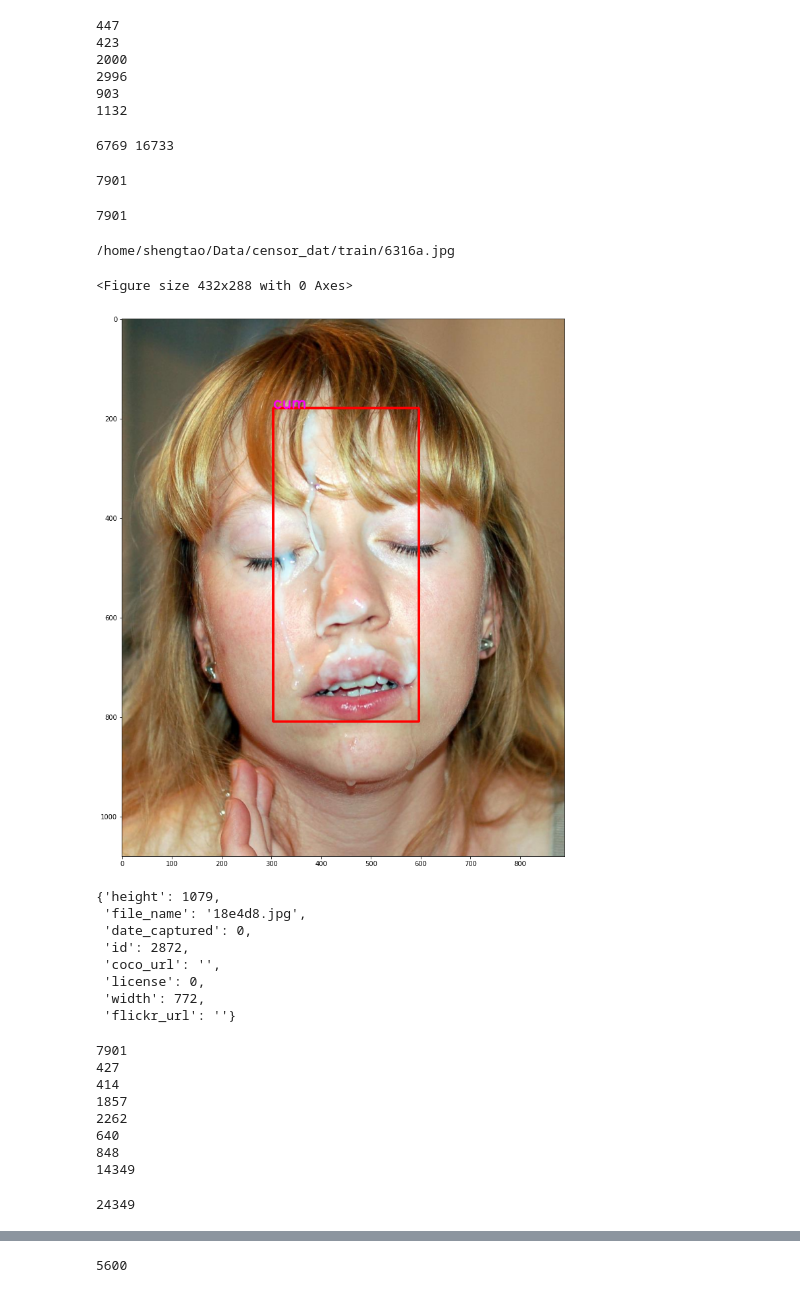
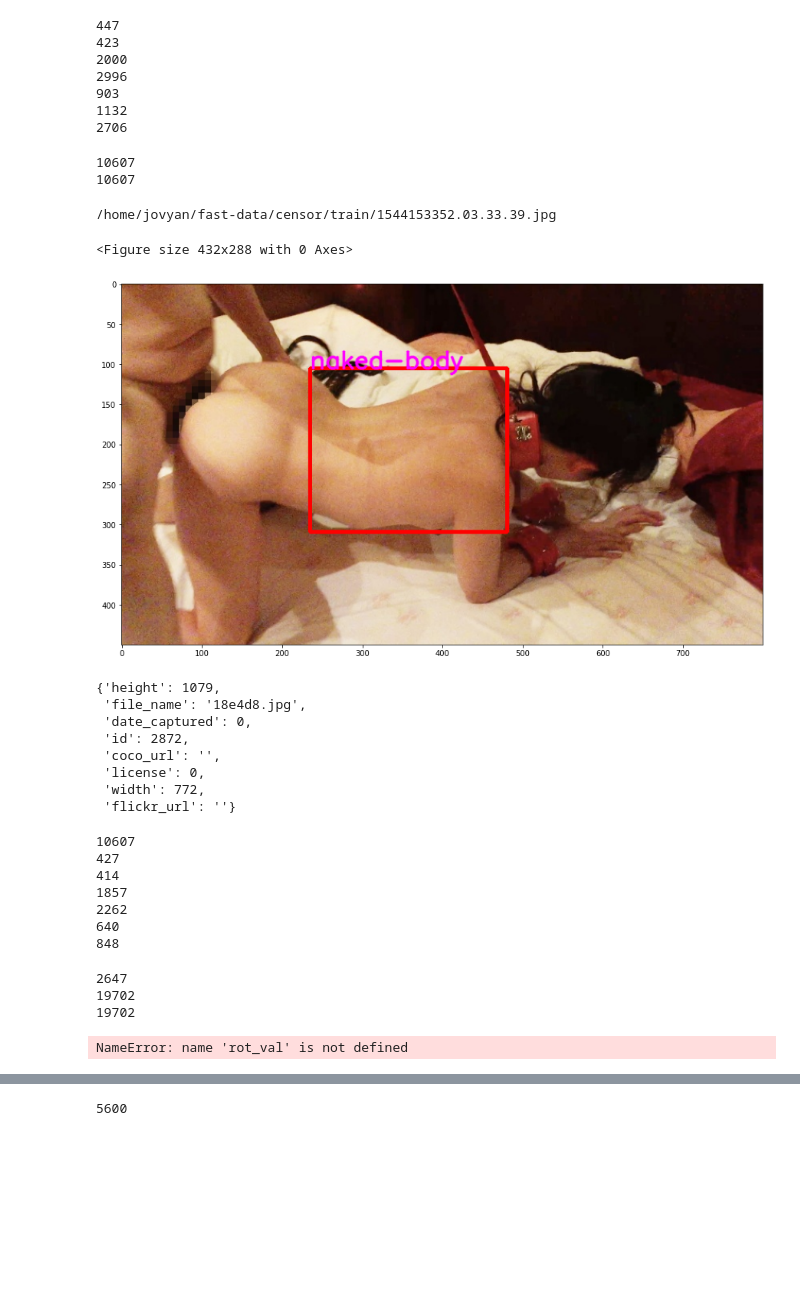
Before and after one commit to xstgavin/mmdetection, a Jupyter notebook: demo/show_img.ipynb, the cells around one changed output, grey strips where cells are left out. Cells and saved outputs as stored; diff of their text form; code cells hidden in the pictures; blank space fills up the shorter version.

Commit message:
add fc2video

```diff
--- a/demo/show_img.ipynb
+++ b/demo/show_img.ipynb
@@ -11,13 +11,17 @@ classesList={'penis':1, 'vagina':2,'breast':3, 'butt':4,'naked-body':5, 'naked-b
 # annt = json.load(open(path+'/annotations/random_12_pornpic_2000.json','r'))
 import glob
 
-path = '/home/shengtao/Data/censor_dat/'
+#path = '/home/shengtao/Data/censor_dat/'
+path = '/home/jovyan/fast-data/censor/'
+
+
 annt1_path = path+'/annotations_add/random1.json'
 annt2_path = path+'/annotations_add/random2.json'
 annt3_path = path+'/annotations_add/pornpic2k.json'
 annt4_path = path+'/annotations_add/hm_train3k.json'
 annt5_path = path+'/annotations_add/abby_javporn.json'
 annt6_path = path+'/annotations_add/fc2photo.json'
+annt7_path = path+'/annotations_add/fc2video.json'
 
 annt1 = json.load(open(annt1_path,'r')) #json.load(open(path+'/annotations_add/random1.json','r'))
 annt2 = json.load(open(annt2_path,'r')) #json.load(open(path+'/annotations_add/random2.json','r'))
@@ -25,6 +29,7 @@ annt3 = json.load(open(annt3_path,'r')) #json.load(open(path+'/annotations_add/p
 annt4 = json.load(open(annt4_path,'r')) #json.load(open(path+'/annotations_add/hm_train3k.json','r'))
 annt5 = json.load(open(annt5_path,'r')) #json.load(open(path+'/annotations_add/abby_javporn.json','r'))
 annt6 = json.load(open(annt6_path,'r'))
+annt7 = json.load(open(annt7_path,'r'))
 
 print(len(annt1['images']))
 print(len(annt2['images']))
@@ -32,6 +37,8 @@ print(len(annt3['images']))
 print(len(annt4['images']))
 print(len(annt5['images']))
 print(len(annt6['images']))
+print(len(annt7['images']))
+
 annt_val = json.load(open(path+'/annotations_add/val.json','r'))
 bk_val_list = glob.glob('/home/shengtao/Data/coco_censor/bk_val_coco/*.jpg')
 bk_train_list = glob.glob('/home/shengtao/Data/coco_censor/bk_train_coco/*.jpg')
@@ -44,28 +51,7 @@ bk_train_list = glob.glob('/home/shengtao/Data/coco_censor/bk_train_coco/*.jpg')
 2996
 903
 1132
+2706
-# %%
-# sum rand1 and rand2
-image_ann1_len = len(annt1['images'])
-last_image_ann1_id = annt1['images'][image_ann1_len-1]['id']
-bb_ann1_len = len(annt1['annotations'])
-last_bb_ann1_id = annt1['annotations'][bb_ann1_len-1]['id']
-print(last_image_ann1_id,last_bb_ann1_id)
-annt_combine = annt1
-for image in annt2['images']:
-    newImageID = image['id']+ last_image_ann1_id
-    image['id'] =newImageID
-    annt_combine['images'].append(image)
-
-for an in annt2['annotations']:
-    newImageID = an['image_id']+ last_image_ann1_id
-    an['image_id'] =newImageID
-    newBBID = an['id'] + last_bb_ann1_id
-    an['id'] = newBBID
-    annt_combine['annotations'].append(an)
-# sum rand1 and rand2
-# %% [output]
-6769 16733
 # %%
 from tqdm import tqdm
 from PIL import Image
@@ -205,17 +191,19 @@ annt4_key = get_catKeys(annt4)
 rand12_pornpic2k_hm3k = concat_two_dat(rand12_pornpic2k, annt4, annt1_key, annt4_key)
 random12_pornpic2k_hm3k_abby_javporn = concat_two_dat(rand12_pornpic2k_hm3k, annt5)
 random12_pornpic2k_hm3k_abby_javporn_fc2photo = concat_two_dat(random12_pornpic2k_hm3k_abby_javporn, annt6)
+random12_pornpic2k_hm3k_abby_javporn_fc2pv = concat_two_dat(random12_pornpic2k_hm3k_abby_javporn_fc2photo, annt7)
 
-print(len(random12_pornpic2k_hm3k_abby_javporn_fc2photo['images']))
-random12_pornpic2k_hm3k_abby_javporn_fc2photo_filt = filter_categories(sel_classes,random12_pornpic2k_hm3k_abby_javporn_fc2photo)
+
+print(len(random12_pornpic2k_hm3k_abby_javporn_fc2pv['images']))
+random12_pornpic2k_hm3k_abby_javporn_fc2pv_filt = filter_categories(sel_classes,random12_pornpic2k_hm3k_abby_javporn_fc2pv)
 annt_val_flt = filter_categories(sel_classes,annt_val)
 
 annt_val_flt_bgrd = add_background(annt_val_flt,bk_val_list[:200])
-random12_pornpic2k_hm3k_abby_javporn_fc2photo_filt_bgrd = add_background(random12_pornpic2k_hm3k_abby_javporn_fc2photo_filt,bk_train_list[:10000])
-print(len(random12_pornpic2k_hm3k_abby_javporn_fc2photo['images']))
+random12_pornpic2k_hm3k_abby_javporn_fc2v_filt_bgrd = add_background(random12_pornpic2k_hm3k_abby_javporn_fc2pv_filt,bk_train_list[:10000])
+print(len(random12_pornpic2k_hm3k_abby_javporn_fc2pv['images']))
 # %% [output]
-7901
+10607
+10607
-7901
 # %%
 #### merge random_v1 and random_v2
 # fid = open(path+'/annotations/random_12.json','w')
@@ -254,38 +242,38 @@ fid = open(path+'/annotations_add/val_flt_bgrd.json','w')
 json.dump(annt_val_flt_bgrd,fid,indent=4)
 fid.close()
 # %%
-def show_json(jpath='/home/shengtao/Data/censor_dat/annotations_add/random12_pornpic2k_hm3k_abby_javporn_flt.json',
+def show_json(jpath='/home/jovyan/fast-data/censor/annotations_add/random12_pornpic2k_hm3k_abby_javporn_fc2pv.json',
              classes=new_classes,
-             imgDir = '/home/shengtao/Data/censor_dat/train/',
-             irange = 11300,
+             imgDir = '/home/jovyan/fast-data/censor/train/',
+             irange = 21300,
              num_show = 20
              ):
     #annt = json.load(open(path+'/annotations_add/random12_pornpic2k_hm3k_abby_javporn_flt.json','r'))
     annt = json.load(open(jpath,'r'))
 
     #classes = new_classes
     for j in range(num_show):
         i = j+irange
         an = annt['annotations'][i]
         imageID= an['image_id']
         bclass = an['category_id']-1
         imageFile = imgDir+annt['images'][imageID-1]['file_name']
         print(imageFile)
         img = cv2.imread(imageFile)
         img = cv2.cvtColor(img, cv2.COLOR_BGR2RGB)
         bb = an['bbox']
         pt1= (int(bb[0]),int(bb[1]))
         pt2=(int(bb[0]+bb[2]), int(bb[1]+bb[3]))
         imgb=cv2.rectangle(img,pt1,pt2,(255,0,0),3)
         imgb=cv2.putText(imgb,classes[bclass],pt1, cv2.FONT_HERSHEY_SIMPLEX,1,(255,0,255),2,cv2.LINE_AA)
         pyplot.figure()
         pyplot.figure(figsize=(15,15))
         pyplot.imshow(imgb)
 show_json(num_show=1)
 # %% [output]
-/home/shengtao/Data/censor_dat/train/6316a.jpg
+/home/jovyan/fast-data/censor/train/1544153352.03.33.39.jpg
 <Figure size 432x288 with 0 Axes>
-[figure, old version]
+[figure, new version]
 # %%
 annt4['images'][1]
 # %% [output]
@@ -385,7 +374,7 @@ for annt_path in annt_paths:
 #     #jd = json.load(open(rot_annt_path,'r'))
 #     show_json(rot_annt_path,classes,path+'/train/',irange=5,num_show=2)
 # %%
-jointRot = json.load(open(path+'/annotations_add/'+'random12_pornpic2k_hm3k_abby_javporn_fc2photo.json','r'))#random12_pornpic2k_hm3k_abby_javporn
+jointRot = json.load(open(path+'/annotations_add/'+'random12_pornpic2k_hm3k_abby_javporn_fc2pv.json','r'))#random12_pornpic2k_hm3k_abby_javporn
 print(len(jointRot['images']))
 for annt_path in annt_paths:
     rot_annt_path = path+'/annotations_add/rot_'+annt_path.split('/')[-1]
@@ -398,7 +387,7 @@ print(len(jointRot['images']))
 jointRot_flt = filter_categories(sel_classes,jointRot)
 jointRot_flt_bgrd = add_background(jointRot_flt,bk_train_list[:10000])
 print(len(jointRot_flt_bgrd['images']))
-jointRot_flt_bgrd_path = path+'/annotations_add/random12_pornpic2k_hm3k_abby_javporn_fc2photo_jointRot_bgrd.json'
+jointRot_flt_bgrd_path = path+'/annotations_add/random12_pornpic2k_hm3k_abby_javporn_fc2pv_jointRot_bgrd.json'
 fid = open(jointRot_flt_bgrd_path,'w')
 json.dump(jointRot_flt_bgrd,fid,indent=4)
 fid.close()
@@ -414,15 +403,17 @@ fid.close()
 
 #show_json(jointRot_flt_bgrd_path,new_classes,path+'/train/',irange=24000,num_show=20)
 # %% [output]
-7901
+10607
 427
 414
 1857
 2262
 640
 848
-14349
-24349
+2647
+19702
+19702
+NameError: name 'rot_val' is not defined
 # %%
 print(len(jointRot_flt_bgrd['images']))
 # %% [output]
```
Also changed, not shown: parts of 3 cells of this notebook, 7 other files.
